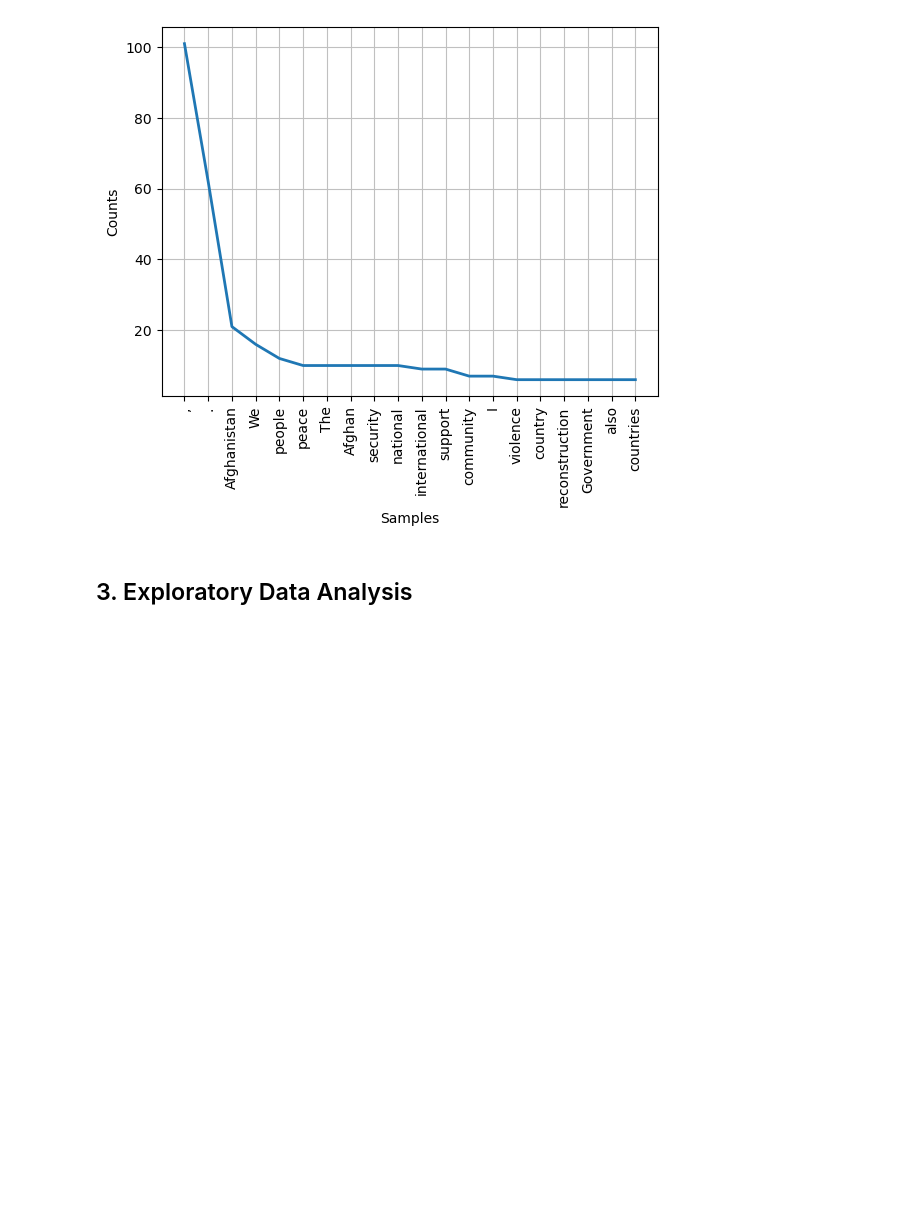
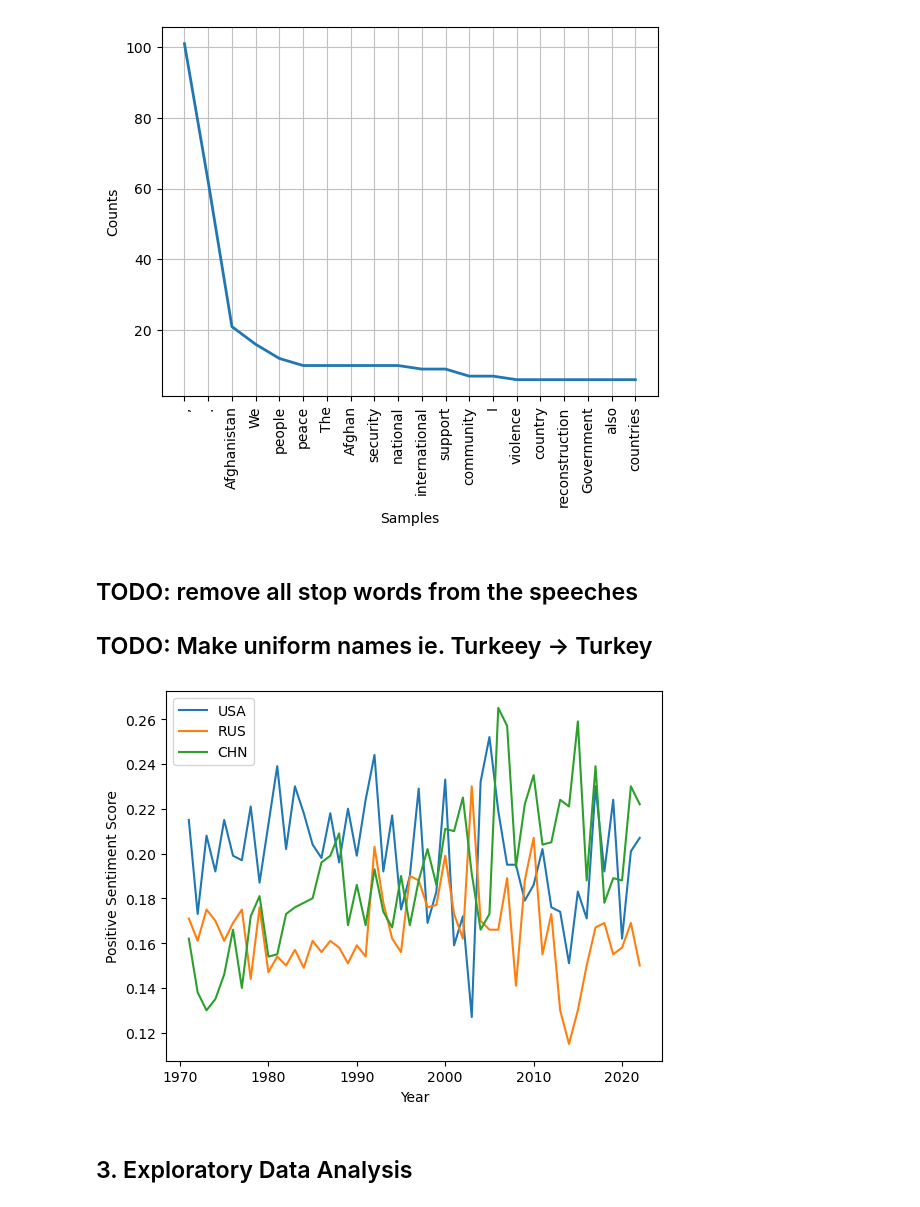
Before and after one commit to danilotpnta/UN-General-Debate-Analysis-SDGs, a Jupyter notebook: notebook.ipynb, the cells around one changed output. Saved outputs shown, nothing was run; the diff lists cells and outputs as text; code cells hidden in the pictures; blank space fills up the shorter version.

Commit message:
wip: taking a look sentiment analysis

```diff
--- a/notebook.ipynb
+++ b/notebook.ipynb
@@ -341,5 +341,30 @@ freq.plot(20)
 # %% [output]
 <Axes: xlabel='Samples', ylabel='Counts'>
 [figure]
+# %% [markdown]
+## TODO: remove all stop words from the speeches
+## TODO: Make uniform names ie. Turkeey -> Turkey
+# %%
+from nltk.sentiment import SentimentIntensityAnalyzer
+import numpy as np
+import matplotlib.pyplot as plt
+
+sia =   SentimentIntensityAnalyzer()
+
+vecUSA = [sia.polarity_scores(df_un_merged.loc(axis=0)[i,"USA"]["Speech"])['pos'] for i in np.arange(1971, 2023)]
+vecRUS = [sia.polarity_scores(df_un_merged.loc(axis=0)[i,"RUS"]["Speech"])['pos'] for i in np.arange(1971, 2023)]
+vecCHN = [sia.polarity_scores(df_un_merged.loc(axis=0)[i,"CHN"]["Speech"])['pos'] for i in np.arange(1971, 2023)]
+
+fig, ax = plt.subplots()
+ax.plot(np.arange(1971, 2023), vecUSA, label='USA')
+ax.plot(np.arange(1971, 2023), vecRUS, label='RUS')
+ax.plot(np.arange(1971, 2023), vecCHN, label='CHN')
+ax.set_xlabel('Year')
+ax.set_ylabel('Positive Sentiment Score')
+
+ax.legend()
+plt.show()
+# %% [output]
+[figure, added]
 # %% [markdown]
 ## 3. Exploratory Data Analysis
```
